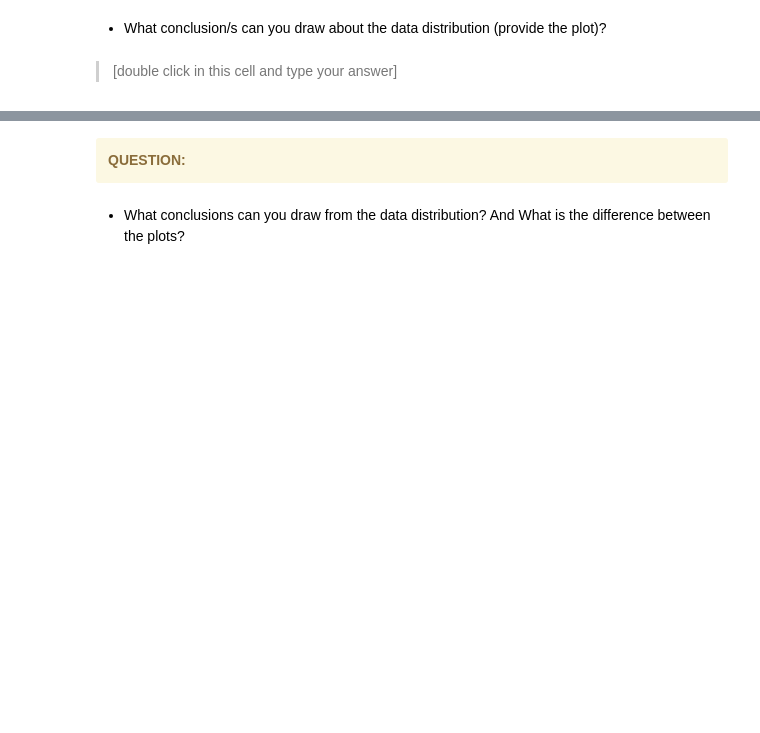
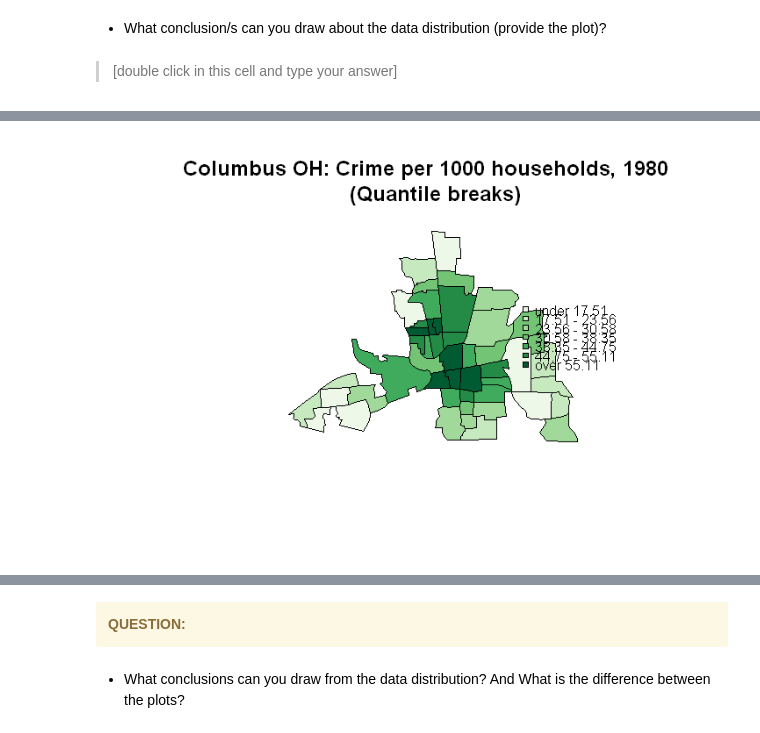
Before and after one commit to AdrianKriger/APG3040C-APG4013C, a Jupyter notebook: asgmt02/Assignment02_SpatialLatticeData.ipynb, the cells around one changed output, grey strips where cells are left out. Drawn from its saved outputs; the diff is of its cells as text; code cells hidden in the pictures; blank space fills up the shorter version.

```diff
--- a/asgmt02/Assignment02_SpatialLatticeData.ipynb
+++ b/asgmt02/Assignment02_SpatialLatticeData.ipynb
@@ -223,8 +312,10 @@ title(main="Columbus OH: Crime per 1000 households, 1980  \n (Equal breaks)")
 # %%
 # Plot with Quantile Breaks
 plot(columbus,  col=brks.qtcol, border="black")
-legend("topleft",leglabs(round(brks.qt$brks,digits=2)), fill=pal, cex=0.8, bty="n")
+legend("right",leglabs(round(brks.qt$brks,digits=2)), fill=pal, cex=0.8, bty="n")
 title(main="Columbus OH: Crime per 1000 households, 1980  \n (Quantile breaks)")
+# %% [output]
+[figure, added]
 # %%
 # Plot with Jenks Breaks
 plot(columbus,  col=brks.jkcol, border="black")
```
Also changed, not shown: parts of 46 cells of this notebook.
